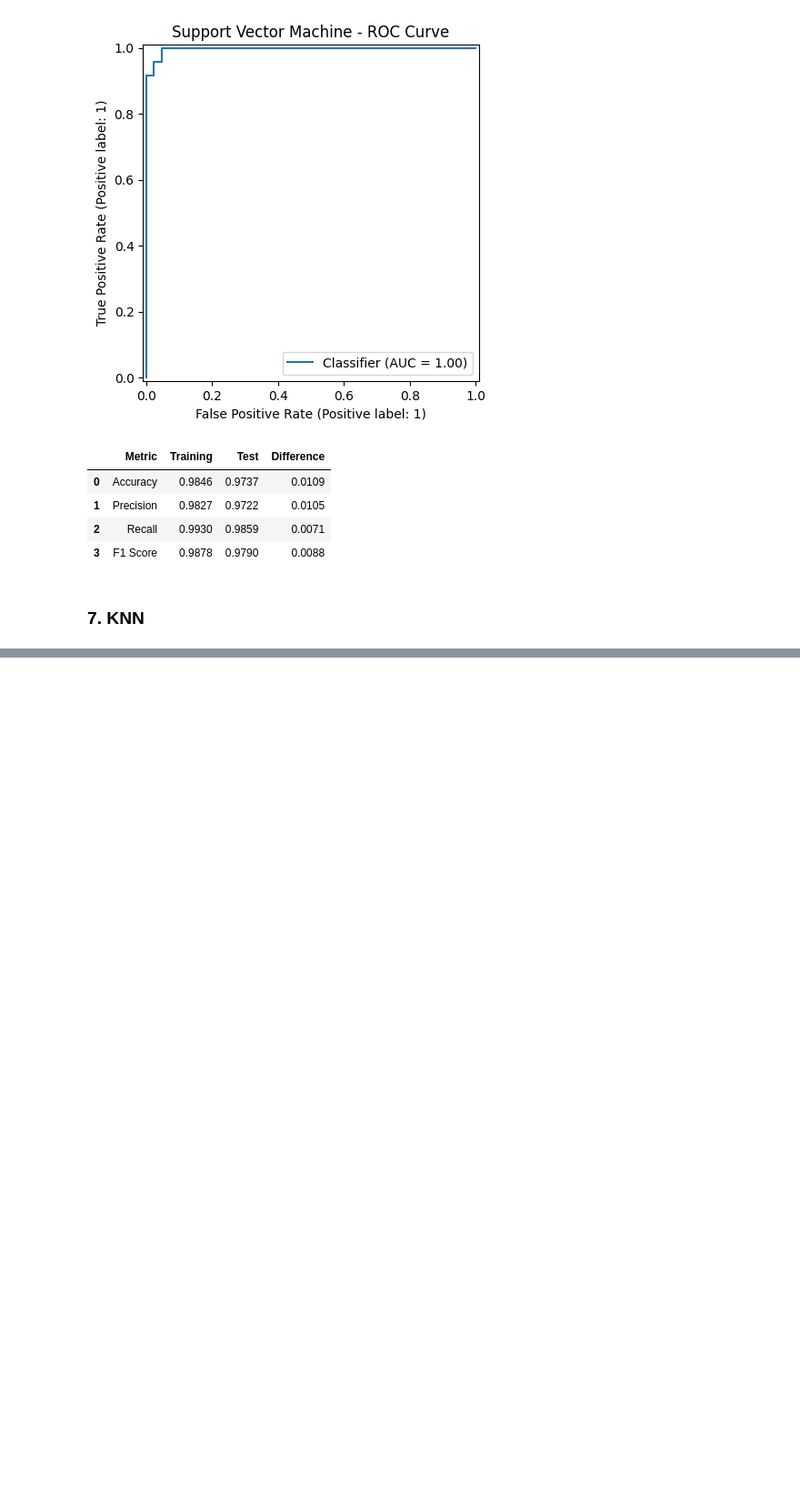
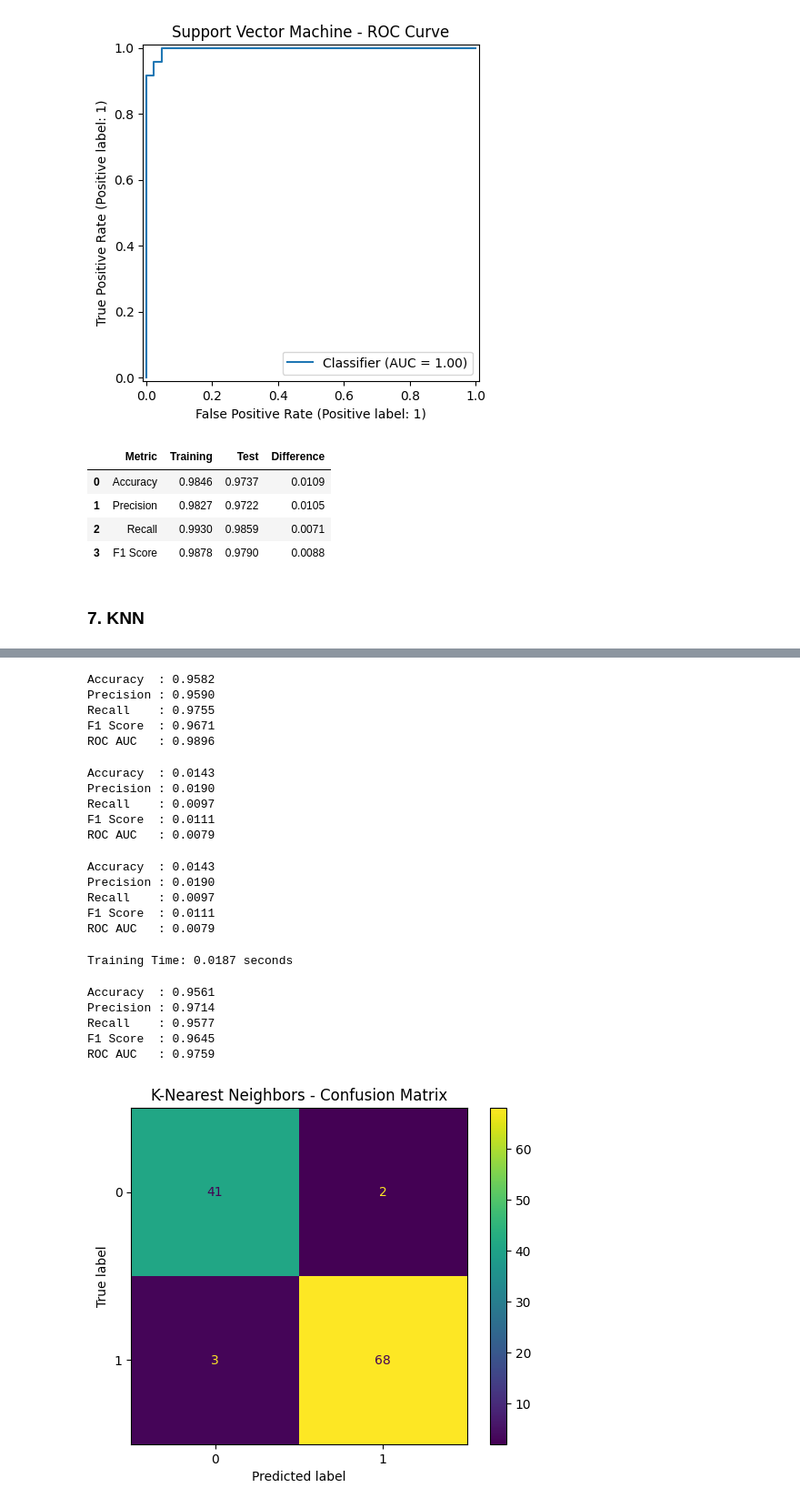
Before and after one commit to Sami-ur-Rehman1073/breast_cancer_prediction, a Jupyter notebook: notebooks/03_modeling.ipynb, the cells around one changed output, grey strips where cells are left out. Shown at 91% size. Drawn from its saved outputs; the diff is of its cells as text; code cells hidden in the pictures; blank space fills up the shorter version.

```diff
--- a/notebooks/03_modeling.ipynb
+++ b/notebooks/03_modeling.ipynb
@@ -768,0 +792,34 @@ comparison_df
+# %%
+print_cv_average_results(cv_results)
+# %% [output]
+Accuracy  : 0.9582
+Precision : 0.9590
+Recall    : 0.9755
+F1 Score  : 0.9671
+ROC AUC   : 0.9896
+# %%
+print_cv_standard_deviation(cv_results)
+# %% [output]
+Accuracy  : 0.0143
+Precision : 0.0190
+Recall    : 0.0097
+F1 Score  : 0.0111
+ROC AUC   : 0.0079
+# %%
+print_cv_standard_deviation(cv_results)
+# %% [output]
+Accuracy  : 0.0143
+Precision : 0.0190
+Recall    : 0.0097
+F1 Score  : 0.0111
+ROC AUC   : 0.0079
+# %%
+trained_pipeline, training_time = fit_pipeline(
+    pipeline=knn_pipeline,
+    X_train=X_train,
+    y_train=y_train
+)
+
+print(f"Training Time: {training_time:.4f} seconds")
+# %% [output]
+Training Time: 0.0187 seconds
@@ -768,0 +837,20 @@ comparison_df
+# %%
+_ = print_test_metrics(
+    y_test=y_test,
+    test_predictions=test_predictions,
+    test_probabilities=test_probabilities
+)
+# %% [output]
+Accuracy  : 0.9561
+Precision : 0.9714
+Recall    : 0.9577
+F1 Score  : 0.9645
+ROC AUC   : 0.9759
+# %%
+print_confusion_matrix(
+    y_test=y_test,
+    test_predictions=test_predictions,
+    model_name="K-Nearest Neighbors"
+)
+# %% [output]
+[figure, added]
```
Also changed, not shown: parts of 6 cells of this notebook.
